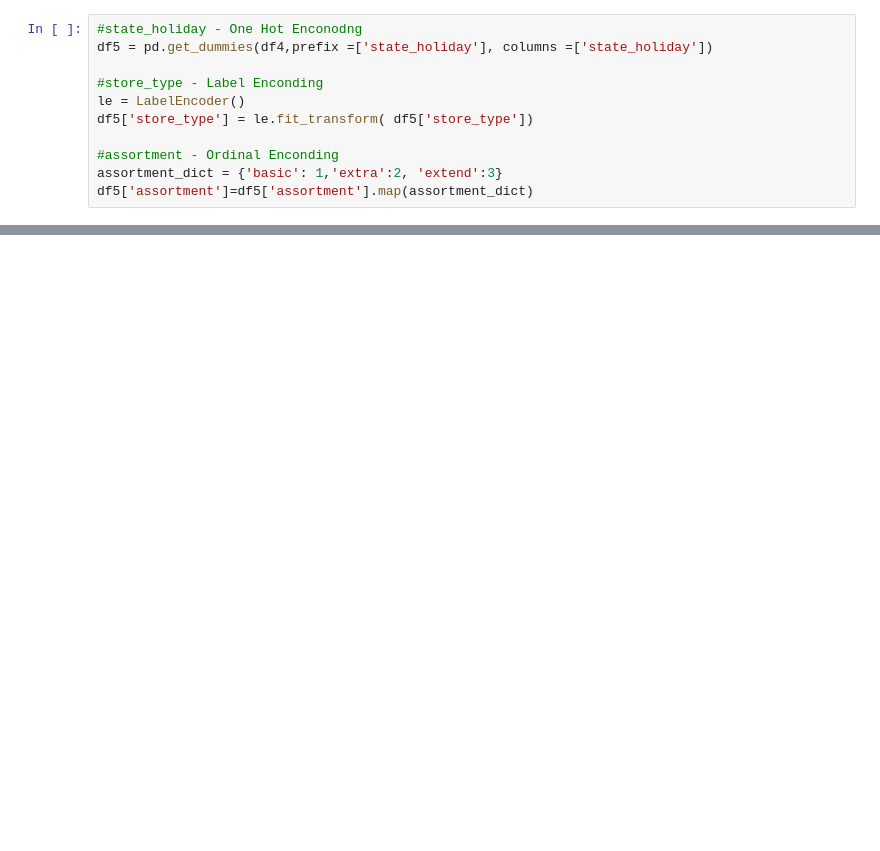
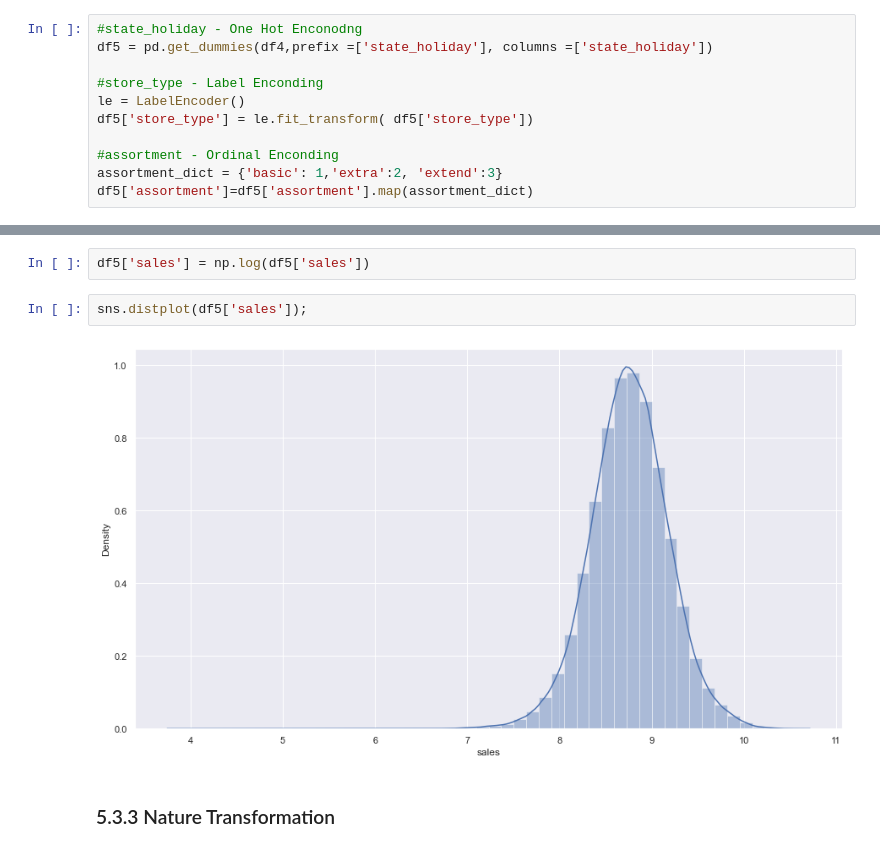
Before and after one commit to jacquelineguilhen/DsEmPoducao, a Jupyter notebook: m04_v01_store_prediction.ipynb, the cells around one changed output, grey strips where cells are left out. Drawn from its saved outputs; the diff is of its cells as text; blank space fills up the shorter version.

Commit message:
Update m04_v01_store_prediction.ipynb
Transformacao de natureza

```diff
--- a/m04_v01_store_prediction.ipynb
+++ b/m04_v01_store_prediction.ipynb
@@ -929,0 +930,8 @@ df5['assortment']=df5['assortment'].map(assortment_dict)
+# %%
+df5['sales'] = np.log(df5['sales'])
+# %%
+sns.distplot(df5['sales']);
+# %% [output]
+[figure, added]
+# %% [markdown]
+### 5.3.3 Nature Transformation
```
Also changed, not shown: parts of 5 cells of this notebook.
